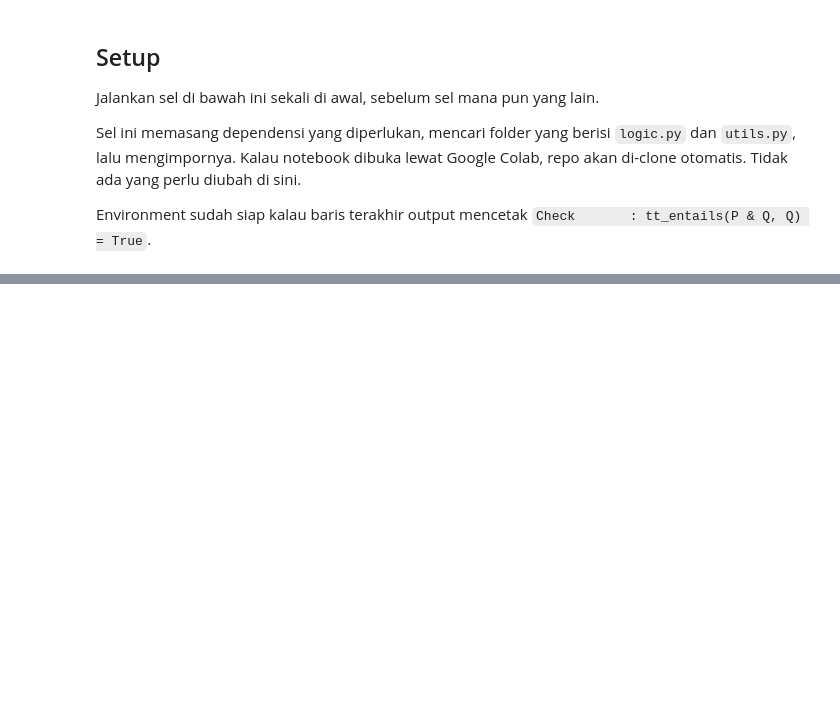
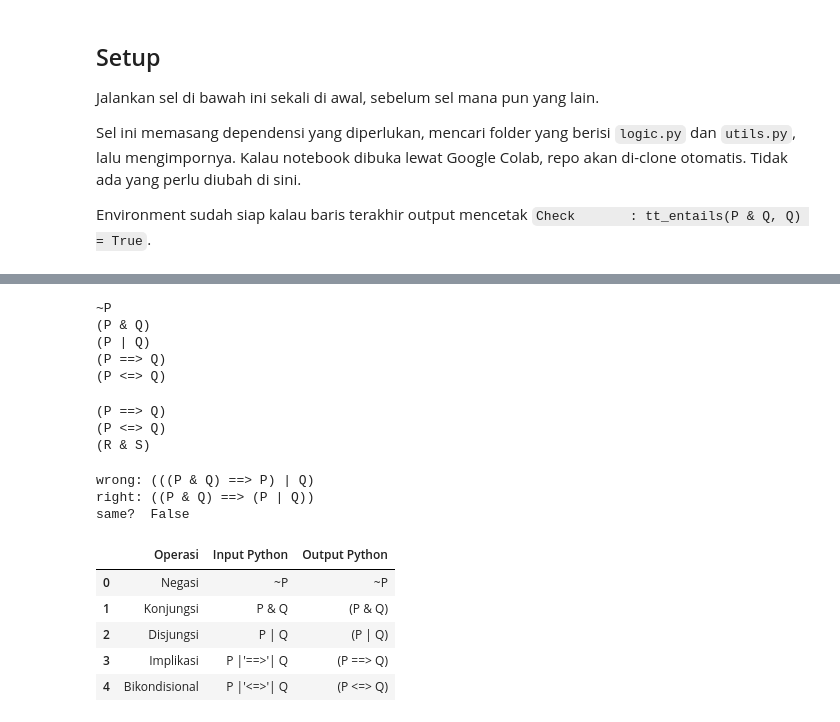
Before and after one commit to kcv-if/Modul-Praktikum-KK-RKA-25, a Jupyter notebook: logics/03 - Propositional Logic.ipynb, the cells around one changed output, grey strips where cells are left out. Cells and saved outputs as stored; diff of their text form; code cells hidden in the pictures; blank space fills up the shorter version.

Commit message:
feat: propositional logic notebook

```diff
--- a/logics/03 - Propositional Logic.ipynb
+++ b/logics/03 - Propositional Logic.ipynb
@@ -171,3 +260,65 @@ wajib ditunjukkan.
+# %%
+# Negation, conjunction, and disjunction have real Python operators.
+P, Q = expr('P, Q')
+
+print(~P)
+print(P & Q)
+print(P | Q)
+
+# ==> and <=> are not valid Python operators. logic.py works around this
+# with the |'==>'| trick: P |'==>'| Q first builds PartialExpr('==>', P),
+# then combining that with Q via | finishes the Expr.
+print(P |'==>'| Q)
+print(P |'<=>'| Q)
+# %% [output]
+~P
+(P & Q)
+(P | Q)
+(P ==> Q)
+(P <=> Q)
+# %%
+# expr() parses a string directly: ==>, <==, and <=> inside the string are
+# rewritten to the |'...'| trick automatically, so no need to type it by
+# hand. Any identifier that appears is auto-defined as a Symbol, even ones
+# that were never assigned before: R and S below did not exist yet.
+print(expr('P ==> Q'))
+print(expr('P <=> Q'))
+print(expr('R & S'))
+# %% [output]
+(P ==> Q)
+(P <=> Q)
+(R & S)
+# %%
+# Precedence trap: ==> is rewritten to |'==>'|, which shares Python's |
+# precedence. Without parentheses, the string does not parse the way it
+# reads: the trailing "| Q" ends up attached to the wrong side.
+wrong = expr('P & Q ==> P | Q')
+right = expr('(P & Q) ==> (P | Q)')
+
+print("wrong:", wrong)
+print("right:", right)
+print("same? ", wrong == right)
+# %% [output]
+wrong: (((P & Q) ==> P) | Q)
+right: ((P & Q) ==> (P | Q))
+same?  False
+# %%
+# Same mapping as the table above, generated instead of typed by hand.
+rows = [
+    ("Negasi", "~P", repr(~P)),
+    ("Konjungsi", "P & Q", repr(P & Q)),
+    ("Disjungsi", "P | Q", repr(P | Q)),
+    ("Implikasi", "P |'==>'| Q", repr(P |'==>'| Q)),
+    ("Bikondisional", "P |'<=>'| Q", repr(P |'<=>'| Q)),
+]
+pd.DataFrame(rows, columns=["Operasi", "Input Python", "Output Python"])
+# %% [output]
+|  | Operasi | Input Python | Output Python |
+| 0 | Negasi | ~P | ~P |
+| 1 | Konjungsi | P & Q | (P & Q) |
+| 2 | Disjungsi | P | Q | (P | Q) |
+| 3 | Implikasi | P |'==>'| Q | (P ==> Q) |
+| 4 | Bikondisional | P |'<=>'| Q | (P <=> Q) |
 # %% [markdown]
 ---
 # 3.3 Semantics
```
Also changed, not shown: parts of 24 cells of this notebook.
